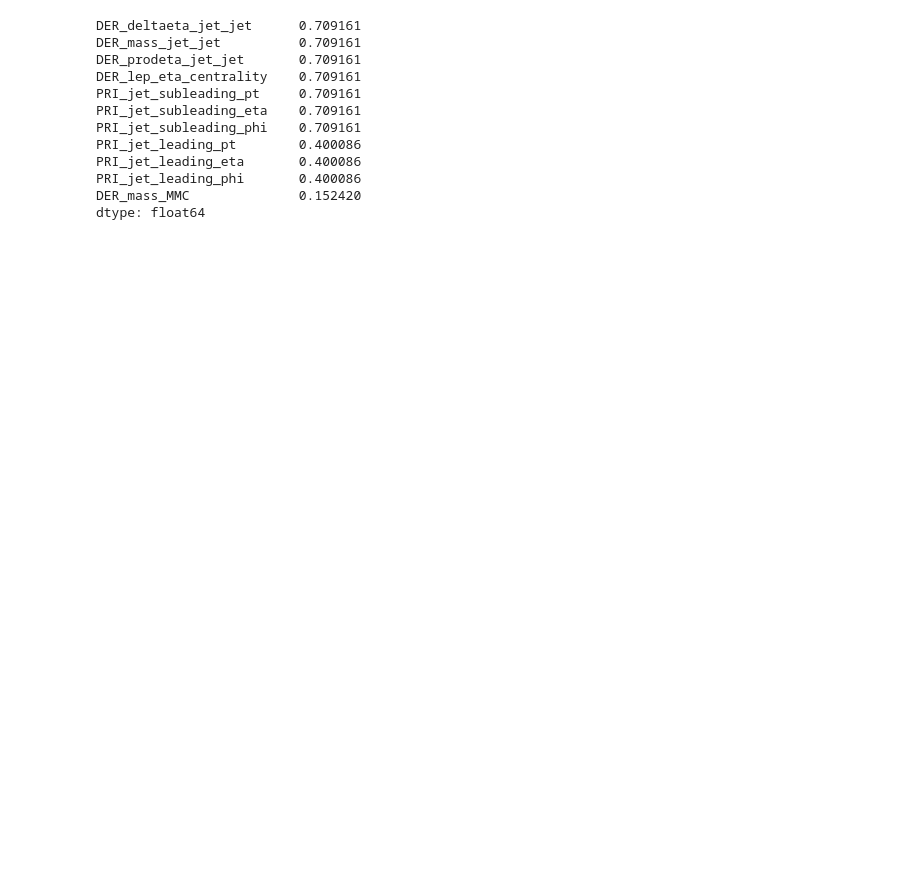
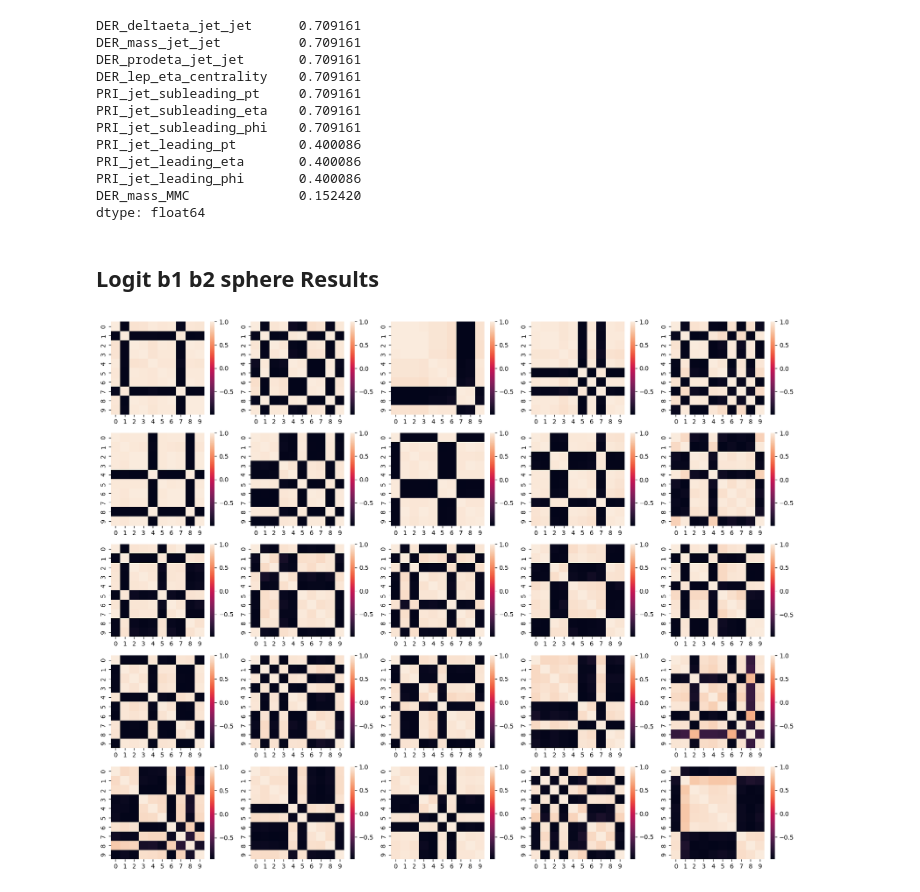
Before and after one commit to sitaomin1994/federated_imputation, a Jupyter notebook: notebook/paper_revision.ipynb, the cells around one changed output. Drawn from its saved outputs; the diff is of its cells as text; code cells hidden in the pictures; blank space fills up the shorter version.

```diff
--- a/notebook/paper_revision.ipynb
+++ b/notebook/paper_revision.ipynb
@@ -480,6 +480,7 @@ data_obj = fetch_openml(data_id=45551, as_frame='auto', parser='auto')
 # %%
 X = data_obj.data
 y = data_obj.target
+y = y.map({'b': 0, 's': 1})
 data = pd.concat([X, y], axis=1)
 print(data.shape)
 # %% [output]
@@ -486,0 +524,15 @@ print(data.shape)
+# %%
+col_mask_cols = []
+for col in na_cols:
+    corr_mask = data_comp.corrwith(mask[col]).abs().sort_values(ascending=False)
+    corr_mask_cols = corr_mask[corr_mask > 0.2].index
+    col_mask_cols.append(set(corr_mask_cols))
+# %%
+corr_mask_data = []
+for col in na_cols:
+    corr_mask_series = data_comp.corrwith(mask[col]).abs()
+    corr_mask_data.append(corr_mask_series)
+
+corr_mask_data = pd.concat(corr_mask_data, axis=1)
+corr_mask_data.columns = na_cols
+corr_mask_data
@@ -505,3 +610,5 @@ PRI_jet_leading_eta       0.400086
 PRI_jet_leading_phi       0.400086
 DER_mass_MMC              0.152420
 dtype: float64
+# %% [markdown]
+## Logit b1 b2 sphere Results
@@ -507,0 +671,22 @@ dtype: float64
+# %%
+import numpy as np
+from sklearn.metrics.pairwise import cosine_similarity, euclidean_distances
+dataset = 'codon'
+mechanism = 'allk0.25_b2'
+path = f"M:\\OneDrive\\Projects\\federated_imputation_pc2\\results\\"\
+        f"raw_results\\fed_imp_pc2\\random\\{dataset}\\sample-evenly\\as_fedmechw_new@s_102931466@s_50@p_False\\"
+
+mm_file = 'mm_coef_0.npy'
+
+mm_coefs = np.load(path + mm_file)
+
+fig, ax = plt.subplots(5, 5, figsize=(20, 16))
+for feature_idx in range(mm_coefs.shape[0]):
+    row = feature_idx // 5
+    col = feature_idx % 5
+    cos_sim = cosine_similarity(mm_coefs[feature_idx])
+    sns.heatmap(cos_sim, ax=ax[row, col])
+
+plt.show()
+# %% [output]
+[figure, added]
```
Also changed, not shown: parts of 10 cells of this notebook, 16 other files.
